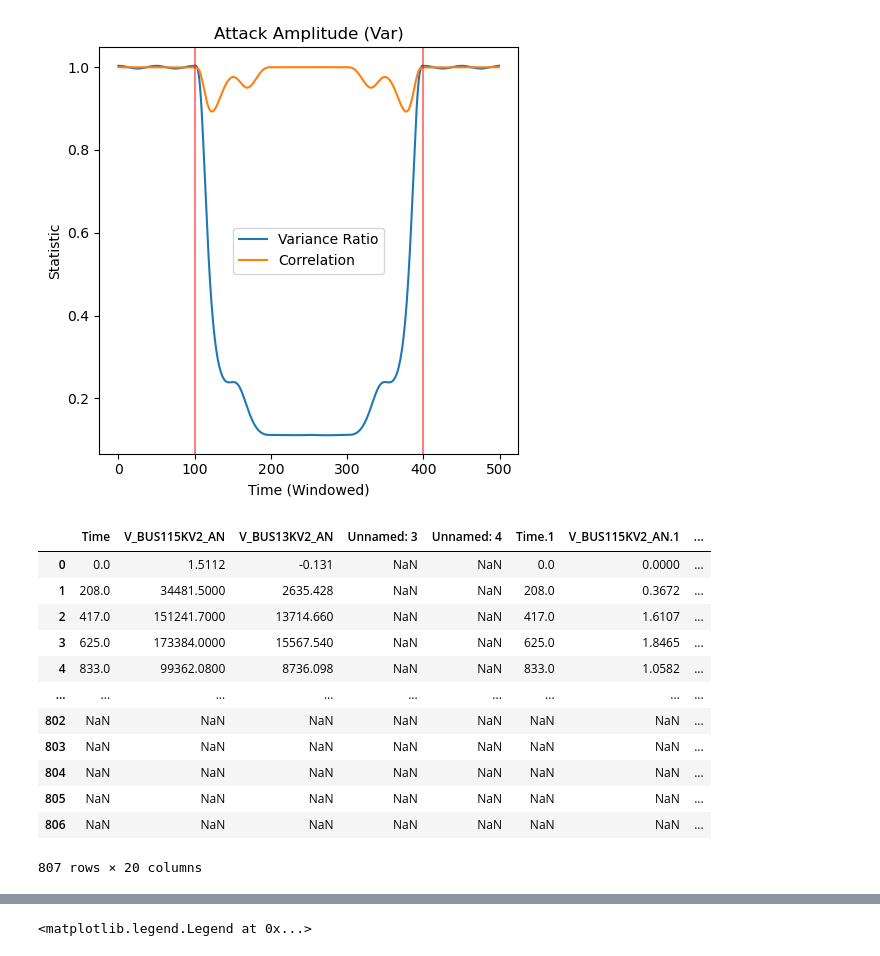
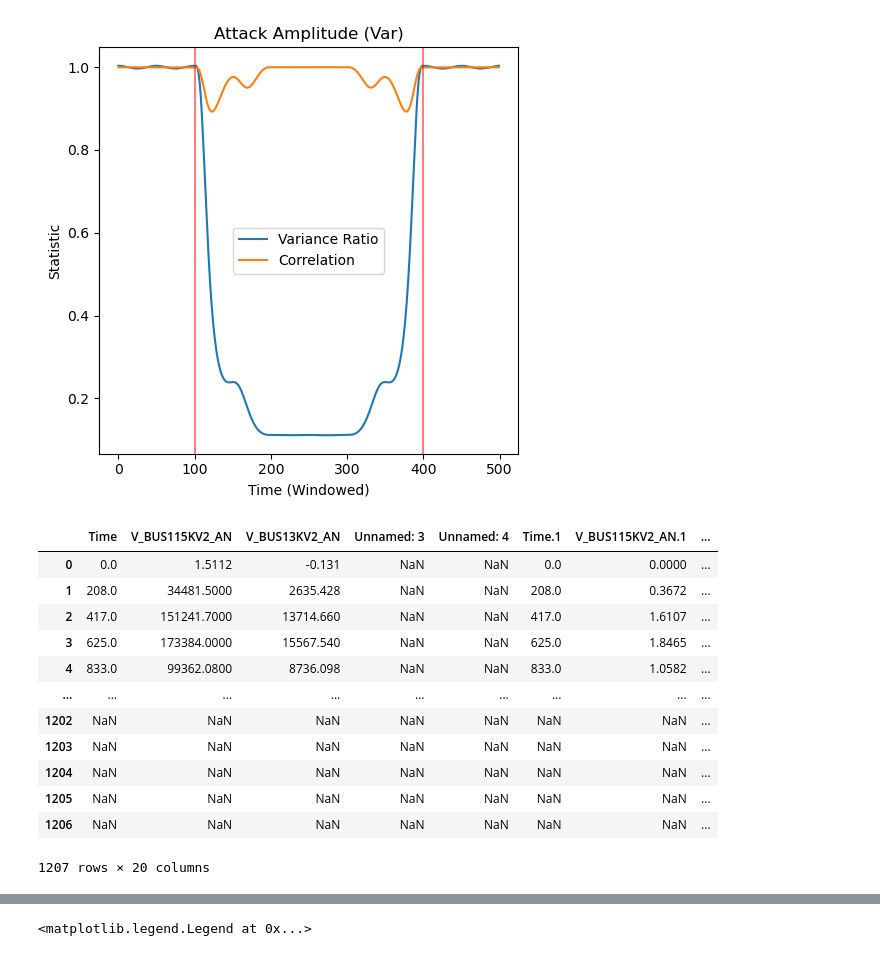
Before and after one commit to nano2547/PS-Research, a Jupyter notebook: AL012CorrCovTesting.ipynb, the cells around one changed output, grey strips where cells are left out. Drawn from its saved outputs; the diff is of its cells as text; code cells hidden in the pictures.

```diff
--- a/AL012CorrCovTesting.ipynb
+++ b/AL012CorrCovTesting.ipynb
@@ -240,24 +240,24 @@ plot(x, y, titles[-1])
 [figure]
 # %%
 data_dir = "/content/drive/MyDrive/"
-training_path = "/content/Normalized_Data.csv"
+training_path = "/content/Normalized_Data_15 cycles.csv"
 df = pd.read_csv(training_path, skiprows=[0,1,2,3,5])
 
 df
 # %% [output]
 |  | Time | V_BUS115KV2_AN | V_BUS13KV2_AN | Unnamed: 3 | Unnamed: 4 | Time.1 | V_BUS115KV2_AN.1 | ... |
 | 0 | 0.0 | 1.5112 | -0.131 | NaN | NaN | 0.0 | 0.0000 | ... |
 | 1 | 208.0 | 34481.5000 | 2635.428 | NaN | NaN | 208.0 | 0.3672 | ... |
 | 2 | 417.0 | 151241.7000 | 13714.660 | NaN | NaN | 417.0 | 1.6107 | ... |
 | 3 | 625.0 | 173384.0000 | 15567.540 | NaN | NaN | 625.0 | 1.8465 | ... |
 | 4 | 833.0 | 99362.0800 | 8736.098 | NaN | NaN | 833.0 | 1.0582 | ... |
 | ... | ... | ... | ... | ... | ... | ... | ... | ... |
-| 802 | NaN | NaN | NaN | NaN | NaN | NaN | NaN | ... |
-| 803 | NaN | NaN | NaN | NaN | NaN | NaN | NaN | ... |
-| 804 | NaN | NaN | NaN | NaN | NaN | NaN | NaN | ... |
-| 805 | NaN | NaN | NaN | NaN | NaN | NaN | NaN | ... |
-| 806 | NaN | NaN | NaN | NaN | NaN | NaN | NaN | ... |
+| 1202 | NaN | NaN | NaN | NaN | NaN | NaN | NaN | ... |
+| 1203 | NaN | NaN | NaN | NaN | NaN | NaN | NaN | ... |
+| 1204 | NaN | NaN | NaN | NaN | NaN | NaN | NaN | ... |
+| 1205 | NaN | NaN | NaN | NaN | NaN | NaN | NaN | ... |
+| 1206 | NaN | NaN | NaN | NaN | NaN | NaN | NaN | ... |
-807 rows × 20 columns
+1207 rows × 20 columns
 # %%
 data = df[df['Time']> 1.66e4].iloc[:, 1:3]
 data
```
Also changed, not shown: parts of 5 cells of this notebook.
